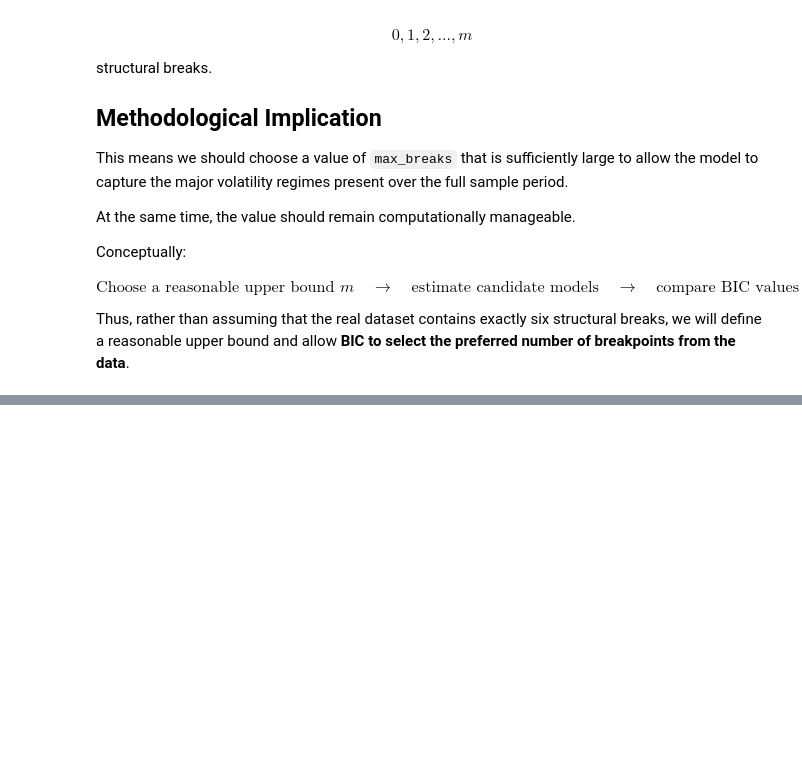
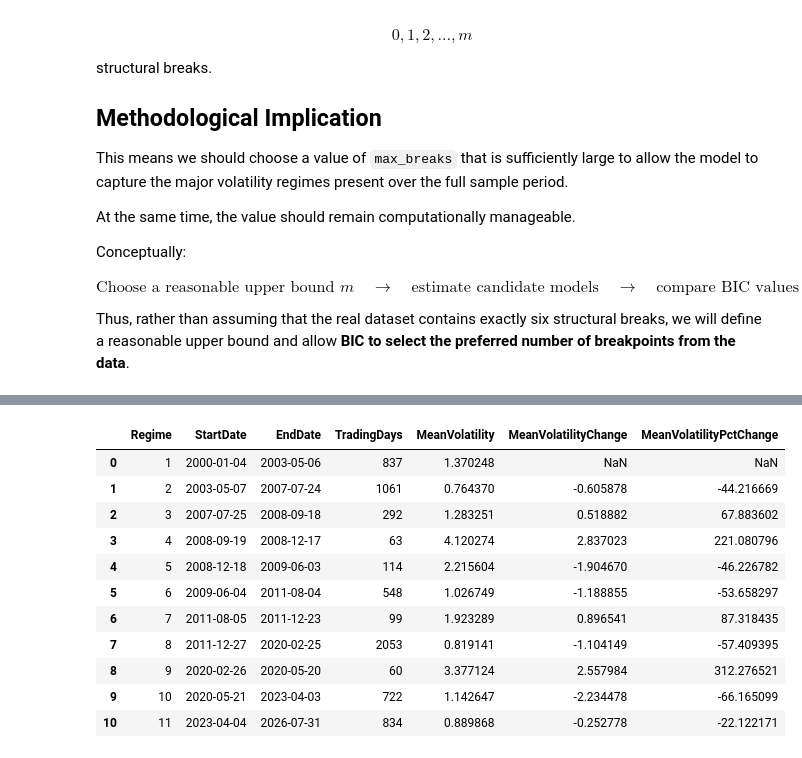
Before and after one commit to fleurclochette/Scientific-Project-SS26-Group-8, a Jupyter notebook: notebooks/03_garch_breakpoints.ipynb, the cells around one changed output, grey strips where cells are left out. Cells and saved outputs as stored; diff of their text form; code cells hidden in the pictures; blank space fills up the shorter version.

```diff
--- a/notebooks/03_garch_breakpoints.ipynb
+++ b/notebooks/03_garch_breakpoints.ipynb
@@ -1195,0 +1430,45 @@ Thus, rather than assuming that the real dataset contains exactly six structural
+# %%
+# Step 13 Compare consecutive regime volatility
+# Our methodology says panic begins when volatility shifts upward and stabilization occurs when it shifts downward
+regime_df["MeanVolatilityChange"] = (
+    regime_df["MeanVolatility"]
+    .diff()
+)
+
+# calculate the percentage change
+regime_df["MeanVolatilityPctChange"] = (
+    regime_df["MeanVolatility"]
+    .pct_change()
+    * 100
+)
+
+display(
+    regime_df[
+        [
+            "Regime",
+            "StartDate",
+            "EndDate",
+            "TradingDays",
+            "MeanVolatility",
+            "MeanVolatilityChange",
+            "MeanVolatilityPctChange"
+        ]
+    ]
+)
+
+# Now you can see whether each structural break corresponds to
+# lower volatility → higher volatility or
+# higher volatility → lower volatility
+# %% [output]
+|  | Regime | StartDate | EndDate | TradingDays | MeanVolatility | MeanVolatilityChange | MeanVolatilityPctChange |
+| 0 | 1 | 2000-01-04 | 2003-05-06 | 837 | 1.370248 | NaN | NaN |
+| 1 | 2 | 2003-05-07 | 2007-07-24 | 1061 | 0.764370 | -0.605878 | -44.216669 |
+| 2 | 3 | 2007-07-25 | 2008-09-18 | 292 | 1.283251 | 0.518882 | 67.883602 |
+| 3 | 4 | 2008-09-19 | 2008-12-17 | 63 | 4.120274 | 2.837023 | 221.080796 |
+| 4 | 5 | 2008-12-18 | 2009-06-03 | 114 | 2.215604 | -1.904670 | -46.226782 |
+| 5 | 6 | 2009-06-04 | 2011-08-04 | 548 | 1.026749 | -1.188855 | -53.658297 |
+| 6 | 7 | 2011-08-05 | 2011-12-23 | 99 | 1.923289 | 0.896541 | 87.318435 |
+| 7 | 8 | 2011-12-27 | 2020-02-25 | 2053 | 0.819141 | -1.104149 | -57.409395 |
+| 8 | 9 | 2020-02-26 | 2020-05-20 | 60 | 3.377124 | 2.557984 | 312.276521 |
+| 9 | 10 | 2020-05-21 | 2023-04-03 | 722 | 1.142647 | -2.234478 | -66.165099 |
+| 10 | 11 | 2023-04-04 | 2026-07-31 | 834 | 0.889868 | -0.252778 | -22.122171 |
```
Also changed, not shown: parts of 36 cells of this notebook.
